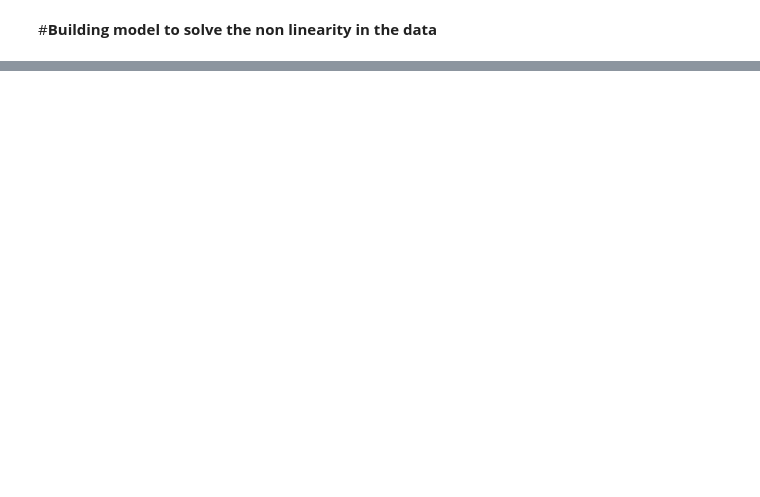
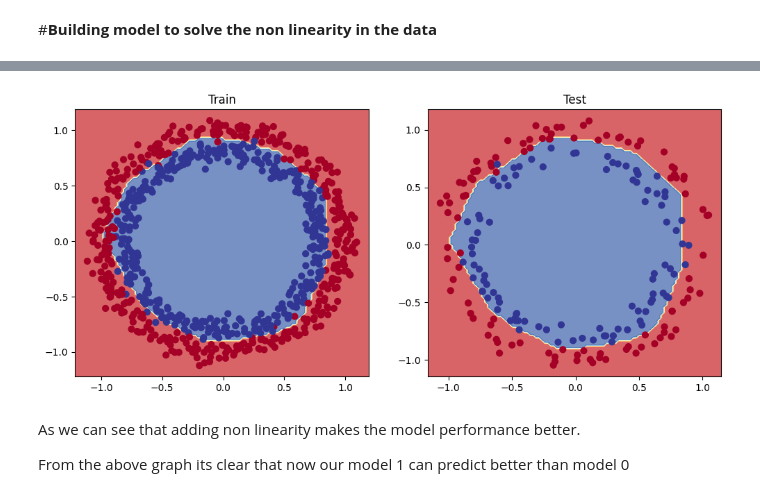
Before and after one commit to DarshanDinni/learn_pytorch, a Jupyter notebook: 02_Pytorch_classification_problem.ipynb, the cells around one changed output, grey strips where cells are left out. Cells and saved outputs as stored; diff of their text form; code cells hidden in the pictures; blank space fills up the shorter version.

```diff
--- a/02_Pytorch_classification_problem.ipynb
+++ b/02_Pytorch_classification_problem.ipynb
@@ -263,3 +271,20 @@ So to improve this we can do following things:
 - Try changing the loss function and optimizer etc
 # %% [markdown]
 #**Building model to solve the non linearity in the data**
+# %%
+# Construct the model for the non linear data
+class CircleModelV1(nn.Module):
+  def __init__(self):
+    super().__init__()
+    self.linear_layer_1 = nn.Linear(in_features=2, out_features=10)
+    self.linear_layer_2 = nn.Linear(in_features=10, out_features=10)
+    self.linear_layer_3 = nn.Linear(in_features=10, out_features=1)
+
+    # Introducing nonlinearity.
+    # This nonlinearity allows neural networks to develop complex representations and functions based on the inputs that would not be possible with a simple linear regression model
+    self.relu = nn.ReLU()
+
+  # We have to overwrite this function as we are inherting nn.Module
+  def forward(self, x: torch.Tensor) -> torch.Tensor:
+    # The first layer and the second layer is passed through the relu activation so that our model can learn the non linear data.
+    return self.linear_layer_3(self.relu(self.linear_layer_2(self.relu(self.linear_layer_1(x)))))
@@ -265,0 +302,5 @@ So to improve this we can do following things:
+# %%
+# Setting up the loss function and optimizer
+loss_function = nn.BCEWithLogitsLoss()
+
+optimizer = torch.optim.SGD(model_1.parameters(), lr=0.1)
@@ -265,0 +364,18 @@ So to improve this we can do following things:
+# %%
+# Lets plot the graph
+plt.figure(figsize=(12, 5))
+plt.subplot(1, 2, 1)
+plt.title("Train")
+plot_decision_boundary(model_1, X_train, y_train)
+
+plt.subplot(1, 2, 2)
+plt.title("Test")
+plot_decision_boundary(model_1, X_test, y_test)
+
+plt.show()
+# %% [output]
+[figure, added]
+# %% [markdown]
+As we can see that adding non linearity makes the model performance better.
+
+From the above graph its clear that now our model 1 can predict better than model 0
```
Also changed, not shown: parts of 9 cells of this notebook.
